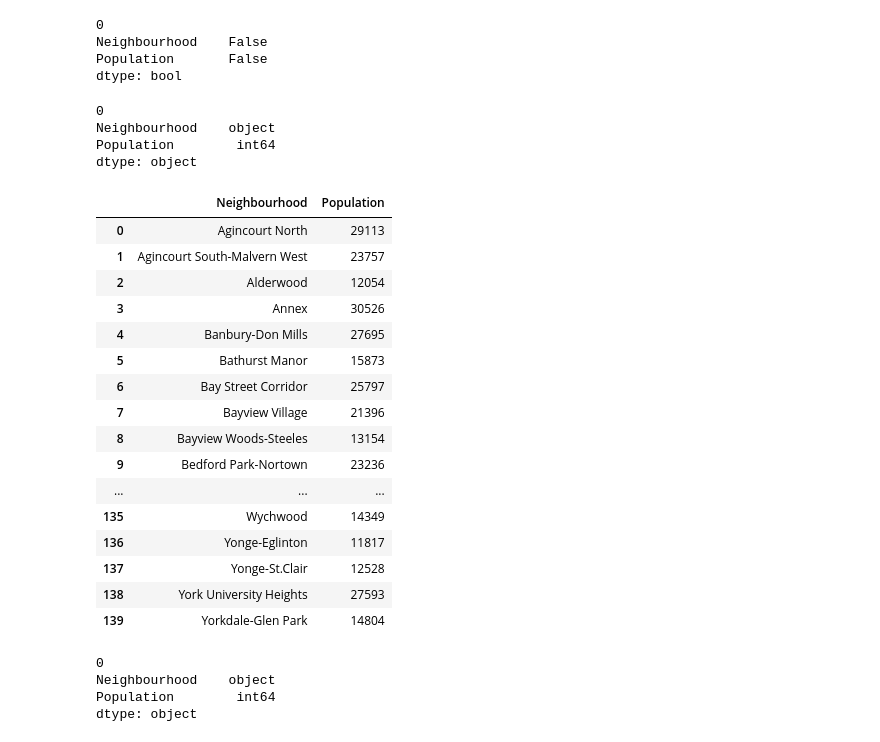
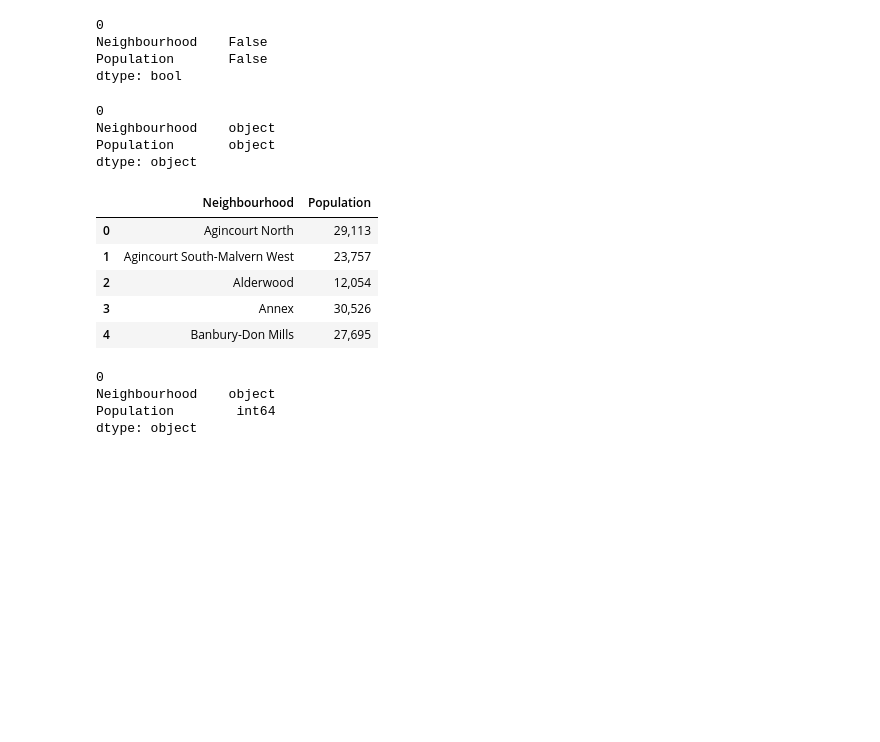
Before and after one commit to JohnKoplimae/Coursera_Capstone, a Jupyter notebook: Final_Project_Toronto_Coffee_Shops.ipynb, the cells around one changed output. Saved outputs shown, nothing was run; the diff lists cells and outputs as text; code cells hidden in the pictures; blank space fills up the shorter version.

```diff
--- a/Final_Project_Toronto_Coffee_Shops.ipynb
+++ b/Final_Project_Toronto_Coffee_Shops.ipynb
@@ -174,29 +163,18 @@ temp = neighbourhoods_transposed[['Population']].select_dtypes(object).columns
 neighbourhoods_transposed[temp] = neighbourhoods_transposed[temp].apply(pd.to_numeric, errors='coerce')
 # %%
 print(neighbourhoods_transposed.dtypes)
-neighbourhoods_transposed
+neighbourhoods_transposed.head()
 # %% [output]
 0
 Neighbourhood    object
-Population        int64
+Population       object
 dtype: object
 |  | Neighbourhood | Population |
-| 0 | Agincourt North | 29113 |
-| 1 | Agincourt South-Malvern West | 23757 |
-| 2 | Alderwood | 12054 |
-| 3 | Annex | 30526 |
-| 4 | Banbury-Don Mills | 27695 |
-| 5 | Bathurst Manor | 15873 |
-| 6 | Bay Street Corridor | 25797 |
-| 7 | Bayview Village | 21396 |
-| 8 | Bayview Woods-Steeles | 13154 |
-| 9 | Bedford Park-Nortown | 23236 |
-| ... | ... | ... |
-| 135 | Wychwood | 14349 |
-| 136 | Yonge-Eglinton | 11817 |
-| 137 | Yonge-St.Clair | 12528 |
-| 138 | York University Heights | 27593 |
-| 139 | Yorkdale-Glen Park | 14804 |
+| 0 | Agincourt North | 29,113 |
+| 1 | Agincourt South-Malvern West | 23,757 |
+| 2 | Alderwood | 12,054 |
+| 3 | Annex | 30,526 |
+| 4 | Banbury-Don Mills | 27,695 |
 # %%
 neighbourhoods_transposed['Neighbourhood'] = neighbourhoods_transposed['Neighbourhood'].astype('str')
 # %%
```
Also changed, not shown: parts of 2 cells of this notebook.
